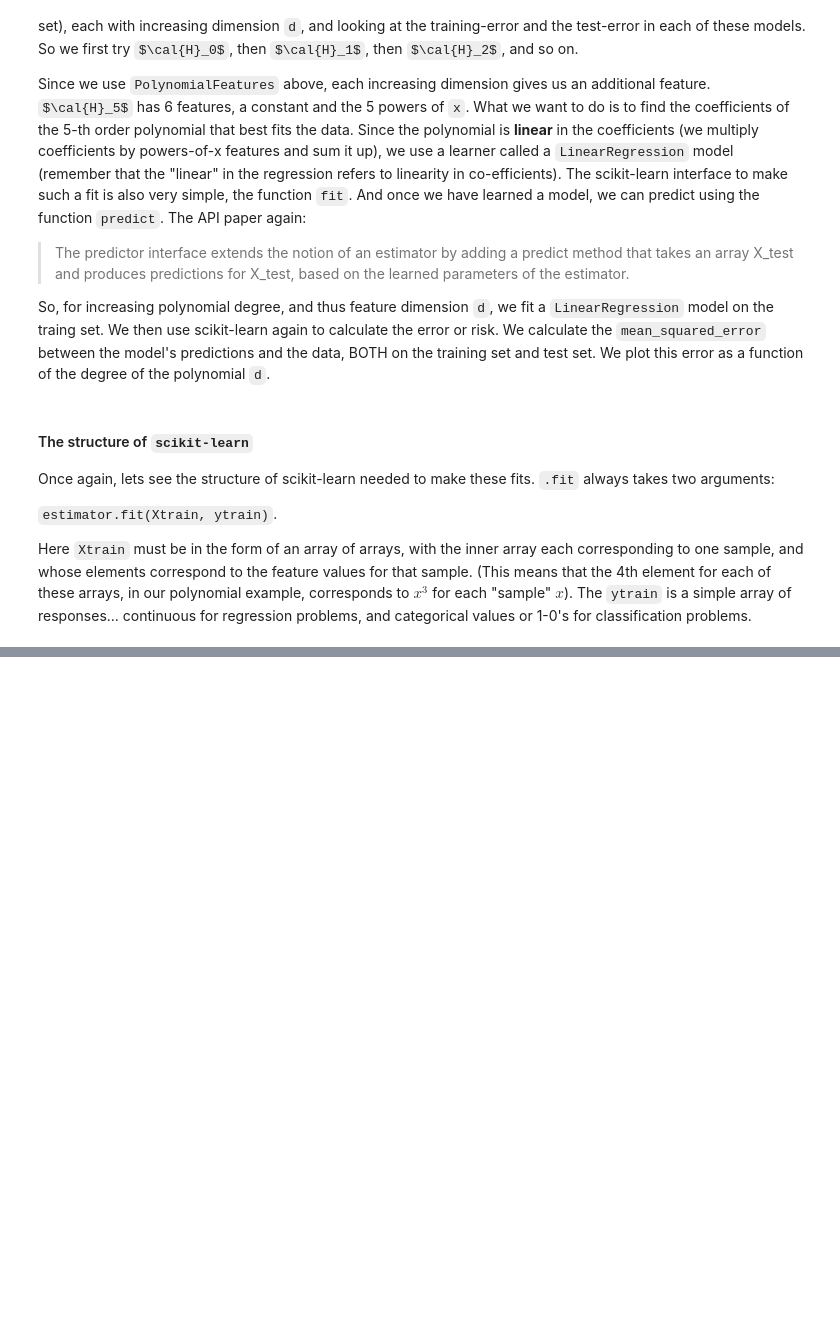
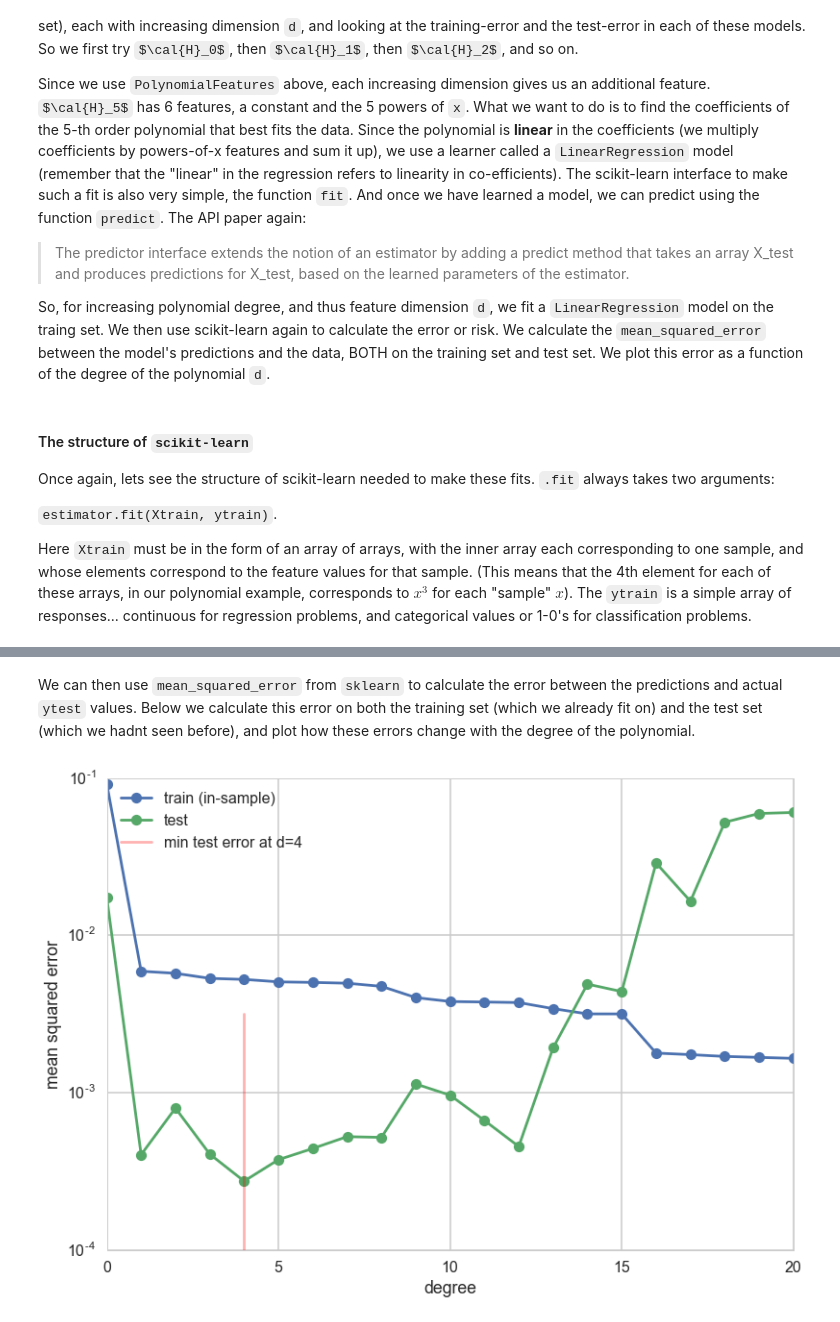
Before and after one commit to suyashSax/CS-109, a Jupyter notebook: Week 6/Lab 5 - Learning Models.ipynb, the cells around one changed output, grey strips where cells are left out. Cells and saved outputs as stored; diff of their text form; code cells hidden in the pictures; some formulas as TeX source; blank space fills up the shorter version.

Commit message:
Lab 5 - Train, Validate, Test

```diff
--- a/Week 6/Lab 5 - Learning Models.ipynb
+++ b/Week 6/Lab 5 - Learning Models.ipynb
@@ -794,0 +845,27 @@ Here `Xtrain` must be in the form of an array of arrays, with the inner array ea
+# %% [markdown]
+We can then use `mean_squared_error` from `sklearn` to calculate the error between the predictions and actual `ytest` values. Below we calculate this error on both the training set (which we already fit on) and the test set (which we hadnt seen before), and plot how these errors change with the degree of the polynomial.
+# %%
+# for increasing polynomial degrees 0,1,2...
+for d in degrees:
+    Xtrain = traintestlists[d]['train']
+    Xtest = traintestlists[d]['test']
+    # set up model - same format for logit, SVM, etc. in sklearn
+    est = LinearRegression()
+    # fit
+    est.fit(Xtrain, ytrain)
+    # predict
+    prediction_on_training = est.predict(Xtrain)
+    prediction_on_test = est.predict(Xtest)
+    # calculate mean squared error
+    error_train[d] = mean_squared_error(ytrain, prediction_on_training)
+    error_test[d] = mean_squared_error(ytest, prediction_on_test)
+# %%
+plt.plot(degrees, error_train, marker='o', label='train (in-sample)')
+plt.plot(degrees, error_test, marker='o', label='test')
+plt.axvline(np.argmin(error_test), 0,0.5, color='r', label="min test error at d=%d"%np.argmin(error_test), alpha=0.3)
+plt.ylabel('mean squared error')
+plt.xlabel('degree')
+plt.legend(loc='upper left')
+plt.yscale("log")
+# %% [output]
+[figure, added]
```
Also changed, not shown: parts of 41 cells of this notebook.
